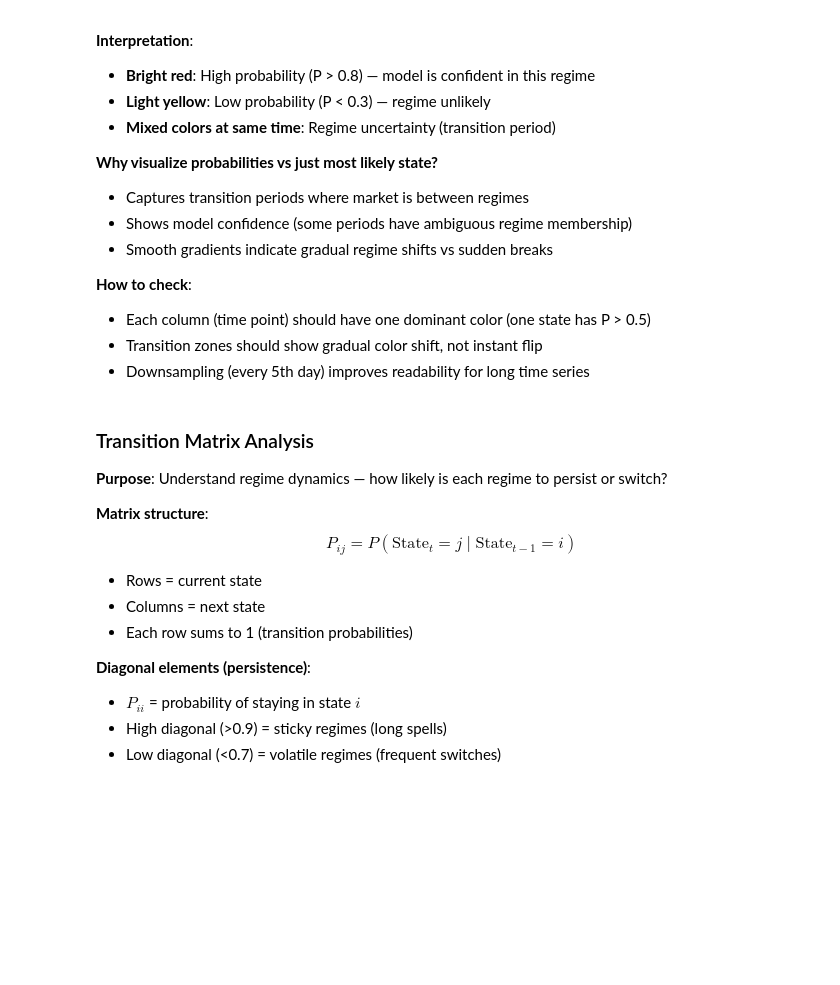
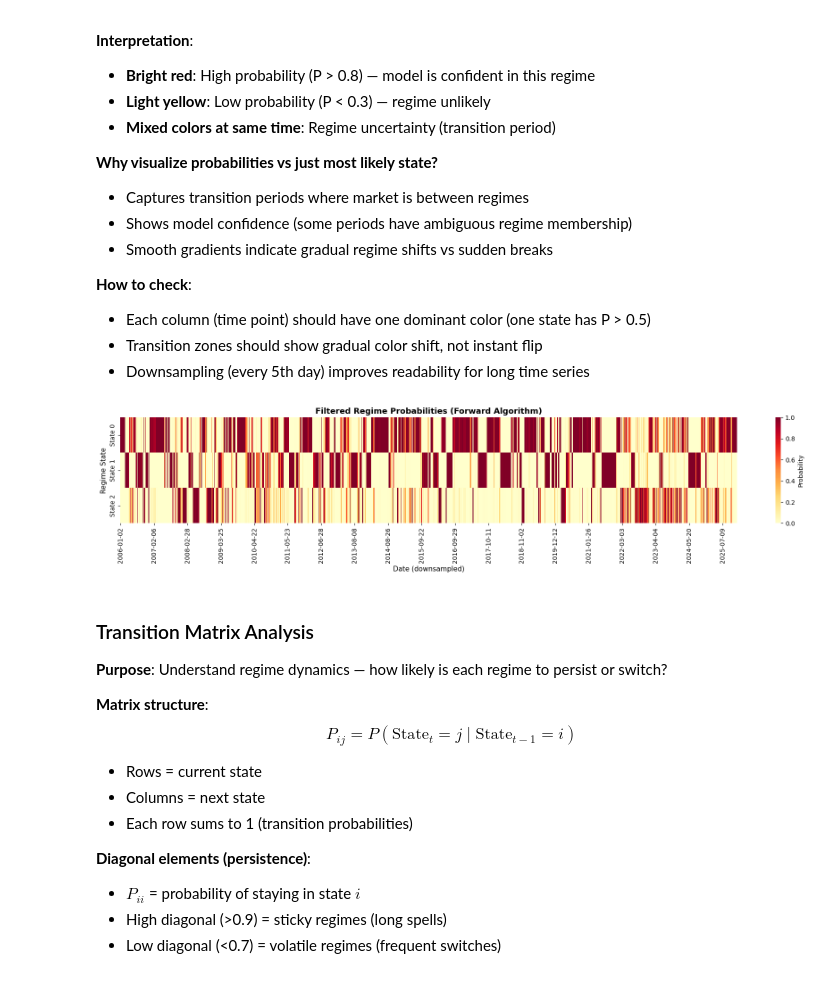
Before and after one commit to Kairav828/Cross-Country-Rates-Relative-Value-NUSInvest2526, a Jupyter notebook: NOTEBOOKS/10_hmm_regime_estimation.ipynb, the cells around one changed output. Drawn from its saved outputs; the diff is of its cells as text; code cells hidden in the pictures; blank space fills up the shorter version.

```diff
--- a/NOTEBOOKS/10_hmm_regime_estimation.ipynb
+++ b/NOTEBOOKS/10_hmm_regime_estimation.ipynb
@@ -318,28 +518,30 @@ plt.show()
 # %%
 # Plot filtered state probabilities
 prob_cols = [c for c in regime_labels.columns if 'regime_prob_' in c]
 probs = regime_labels[prob_cols]
 
 fig, ax = plt.subplots(figsize=(18, 4))
 
 # Transpose for heatmap (states as rows, time as columns)
-probs_1 = probs
+probs_1 = probs.copy()
 probs_1.index = probs_1.index.strftime("%Y-%m-%d")
 probs_T = probs_1.T
 
 # Downsample for visualization (show every 5th day)
 probs_plot = probs_T.iloc[:, ::5]
 
 sns.heatmap(probs_plot, cmap='YlOrRd', cbar_kws={'label': 'Probability'},
             xticklabels=50, yticklabels=[f"State {i}" for i in range(best_n_states)],
             ax=ax)
 
 ax.set_xlabel('Date (downsampled)', fontsize=11)
 ax.set_ylabel('Regime State', fontsize=11)
 ax.set_title('Filtered Regime Probabilities (Forward Algorithm)', fontsize=13, fontweight='bold')
 
 plt.tight_layout()
 plt.show()
+# %% [output]
+[figure, added]
 # %% [markdown]
 ### Transition Matrix Analysis
 
```
Also changed, not shown: parts of 13 cells of this notebook, 24 other files.
